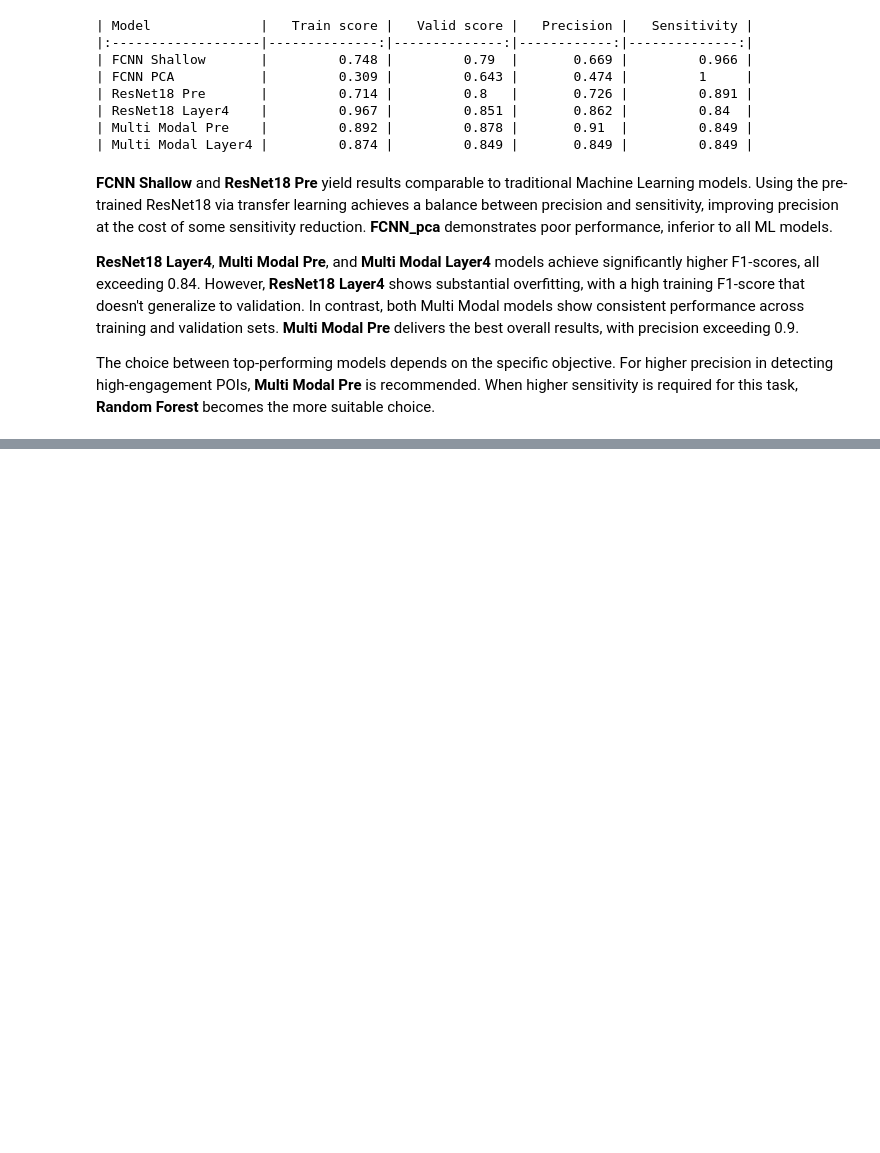
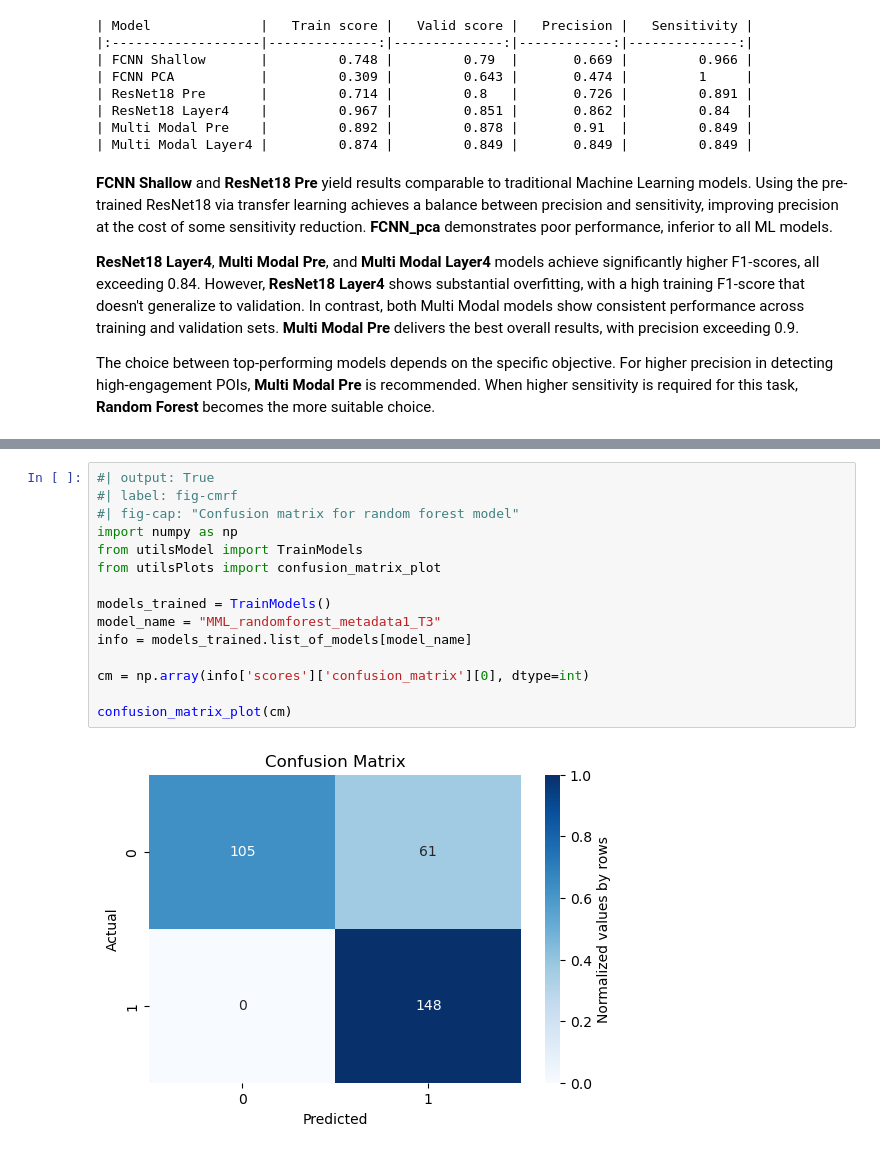
Before and after one commit to mapardo-lab/exerciseDLKeepcoding, a Jupyter notebook: notebooks/exerciseDL.ipynb, the cells around one changed output, grey strips where cells are left out. Cells and saved outputs as stored; diff of their text form; blank space fills up the shorter version.

```diff
--- a/notebooks/exerciseDL.ipynb
+++ b/notebooks/exerciseDL.ipynb
@@ -526,0 +536,17 @@ The choice between top-performing models depends on the specific objective. For
+# %%
+#| output: True
+#| label: fig-cmrf
+#| fig-cap: "Confusion matrix for random forest model"
+import numpy as np
+from utilsModel import TrainModels
+from utilsPlots import confusion_matrix_plot
+
+models_trained = TrainModels()
+model_name = "MML_randomforest_metadata1_T3"
+info = models_trained.list_of_models[model_name]
+
+cm = np.array(info['scores']['confusion_matrix'][0], dtype=int)
+
+confusion_matrix_plot(cm)
+# %% [output]
+[figure, added]
```
Also changed, not shown: parts of 5 cells of this notebook, 7 other files.
